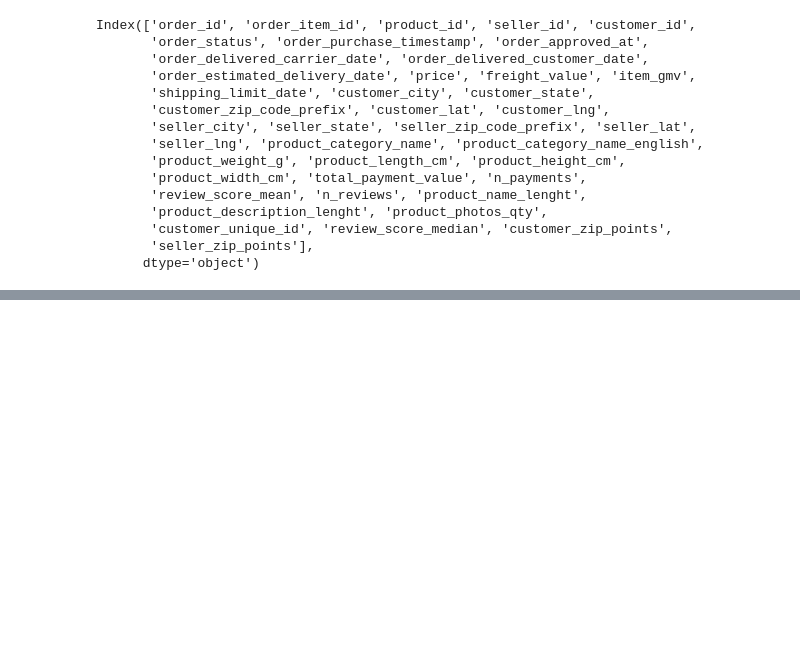
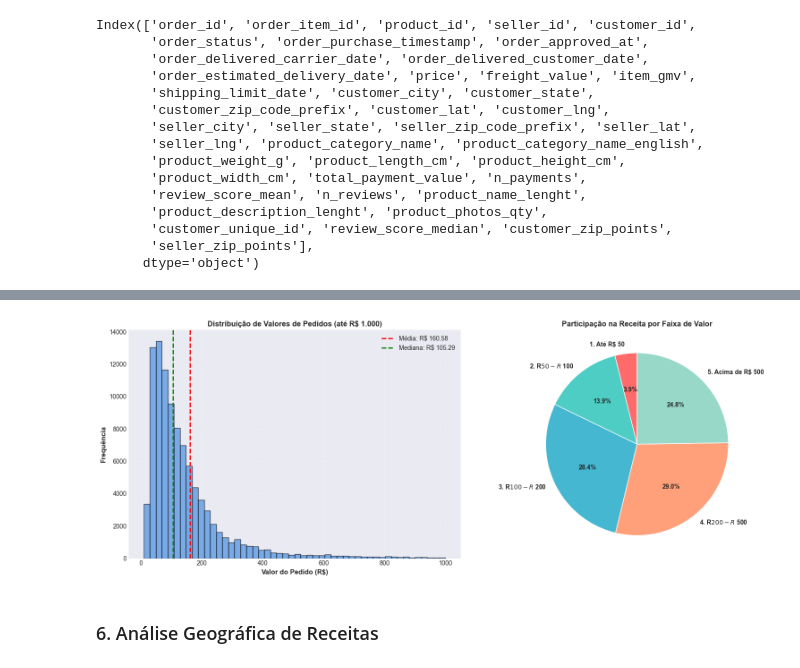
Before and after one commit to leonardod7/ProjetoExtracaoIBMEC, a Jupyter notebook: extracao_trabalho.ipynb, the cells around one changed output, grey strips where cells are left out. Drawn from its saved outputs; the diff is of its cells as text; code cells hidden in the pictures; blank space fills up the shorter version.

```diff
--- a/extracao_trabalho.ipynb
+++ b/extracao_trabalho.ipynb
@@ -320,0 +586,35 @@ Com a base consolidada, o próximo passo é realizar uma Análise Exploratória
+# %%
+# Visualização da distribuição
+fig, axes = plt.subplots(1, 2, figsize=(16, 6))
+
+# Histograma
+ax1 = axes[0]
+pedidos_valores_filtrado = pedidos_valores[pedidos_valores['valor_pedido'] <= 1000]  # Filtrar outliers
+ax1.hist(pedidos_valores_filtrado['valor_pedido'], bins=50, color='#4A90E2', edgecolor='black', alpha=0.7)
+ax1.set_xlabel('Valor do Pedido (R$)', fontsize=11, fontweight='bold')
+ax1.set_ylabel('Frequência', fontsize=11, fontweight='bold')
+ax1.set_title('Distribuição de Valores de Pedidos (até R$ 1.000)', fontsize=12, fontweight='bold')
+ax1.axvline(pedidos_valores['valor_pedido'].mean(), color='red', linestyle='--',
+            linewidth=2, label=f'Média: R$ {pedidos_valores["valor_pedido"].mean():.2f}')
+ax1.axvline(pedidos_valores['valor_pedido'].median(), color='green', linestyle='--',
+            linewidth=2, label=f'Mediana: R$ {pedidos_valores["valor_pedido"].median():.2f}')
+ax1.legend()
+ax1.grid(alpha=0.3)
+
+# Pizza - Distribuição por faixa
+ax2 = axes[1]
+colors_pie = ['#FF6B6B', '#4ECDC4', '#45B7D1', '#FFA07A', '#98D8C8']
+wedges, texts, autotexts = ax2.pie(distribuicao_faixas['percentual_receita'],
+                                     labels=distribuicao_faixas['faixa'],
+                                     autopct='%1.1f%%',
+                                     colors=colors_pie,
+                                     startangle=90,
+                                     textprops={'fontsize': 10, 'fontweight': 'bold'})
+ax2.set_title('Participação na Receita por Faixa de Valor', fontsize=12, fontweight='bold')
+
+plt.tight_layout()
+plt.show()
+# %% [output]
+[figure, added]
+# %% [markdown]
+### 6. Análise Geográfica de Receitas
```
Also changed, not shown: parts of 32 cells of this notebook.
